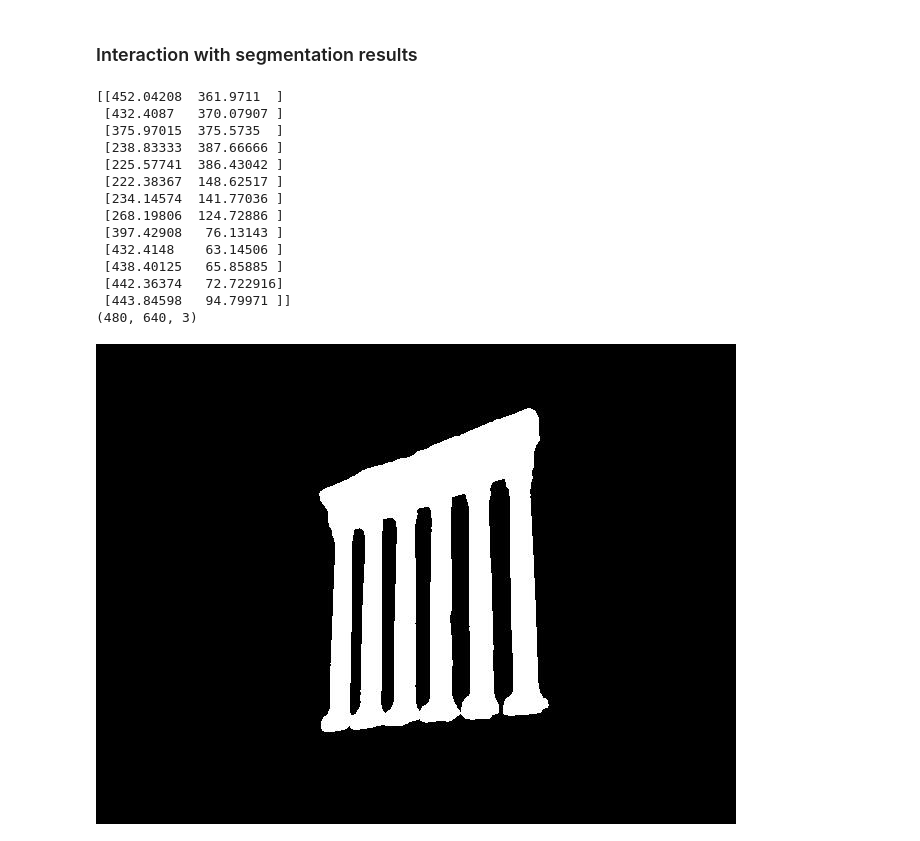
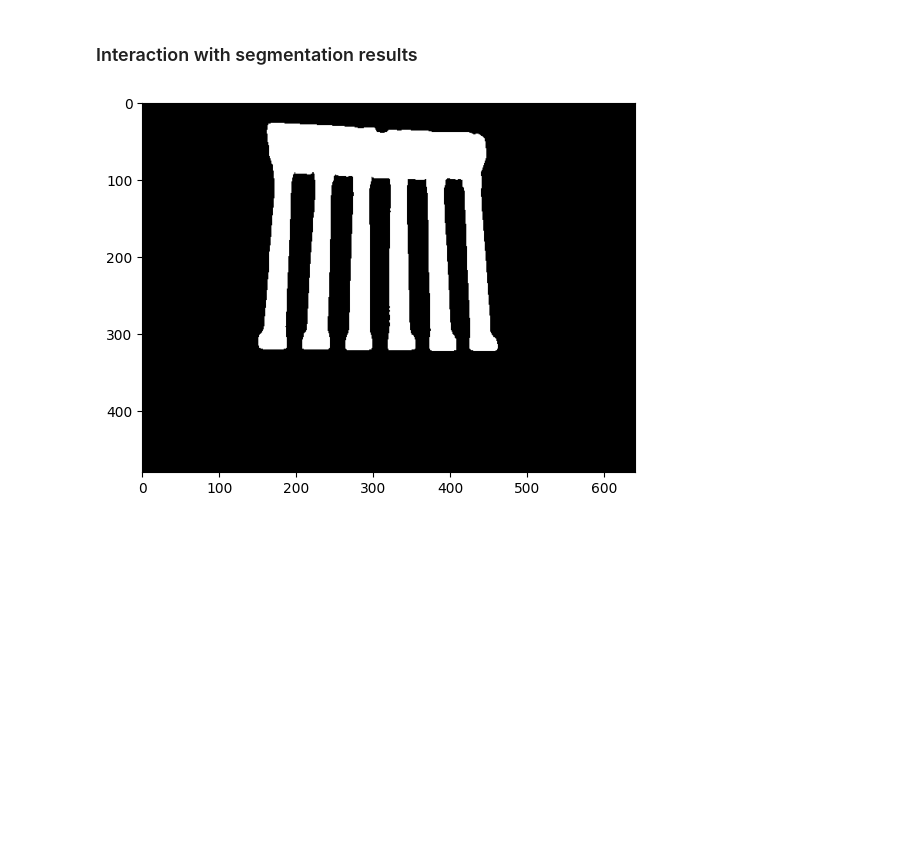
Before and after one commit to anthonymghms/ExploreAR, a Jupyter notebook: SAMBoundedBox.ipynb, the cells around one changed output. Drawn from its saved outputs; the diff is of its cells as text; code cells hidden in the pictures; blank space fills up the shorter version.

```diff
--- a/SAMBoundedBox.ipynb
+++ b/SAMBoundedBox.ipynb
@@ -189,52 +179,36 @@ plt.savefig('/content/data/MyMask.jpg')
 # %%
 import numpy as np
 import cv2 as cv
-from google.colab.patches import cv2_imshow
-filename = '/content/data/MyMask.jpg'
+filename = './data/Mask.png'
 img = cv.imread(filename)
 gray = cv.cvtColor(img,cv.COLOR_BGR2GRAY)
 # find Harris corners
 gray = np.float32(gray)
 dst = cv.cornerHarris(gray,2,3,0.04)
 dst = cv.dilate(dst,None)
 ret, dst = cv.threshold(dst,0.01*dst.max(),255,0)
 dst = np.uint8(dst)
 # find centroids
 ret, labels, stats, centroids = cv.connectedComponentsWithStats(dst)
 # define the criteria to stop and refine the corners
 criteria = (cv.TERM_CRITERIA_EPS + cv.TERM_CRITERIA_MAX_ITER, 100, 0.001)
 corners = cv.cornerSubPix(gray,np.float32(centroids),(5,5),(-1,-1),criteria)
 hull = cv2.convexHull(corners)
 cleaned_hull = []
 
 # Iterate through the convex hull points
 for point in hull:
     # Convert the point to a list and then back to a numpy array with a float data type
     cleaned_point = np.array(point[0].tolist(), dtype=np.float32)
     # Append the cleaned point to the cleaned_hull list
     cleaned_hull.append(cleaned_point)
 
 cleaned_hull = np.array(cleaned_hull)
-print(cleaned_hull)
-print(img.shape)
 
-cv2_imshow(img)
+plt.imshow(img)
+plt.show()
 # %% [output]
-[[452.04208  361.9711  ]
- [432.4087   370.07907 ]
- [375.97015  375.5735  ]
- [238.83333  387.66666 ]
- [225.57741  386.43042 ]
- [222.38367  148.62517 ]
- [234.14574  141.77036 ]
- [268.19806  124.72886 ]
- [397.42908   76.13143 ]
- [432.4148    63.14506 ]
- [438.40125   65.85885 ]
- [442.36374   72.722916]
- [443.84598   94.79971 ]]
-(480, 640, 3)
-[figure, old version]
+[figure, new version]
 # %%
 import math
 
```
Also changed, not shown: parts of 20 cells of this notebook, 1 other file.
